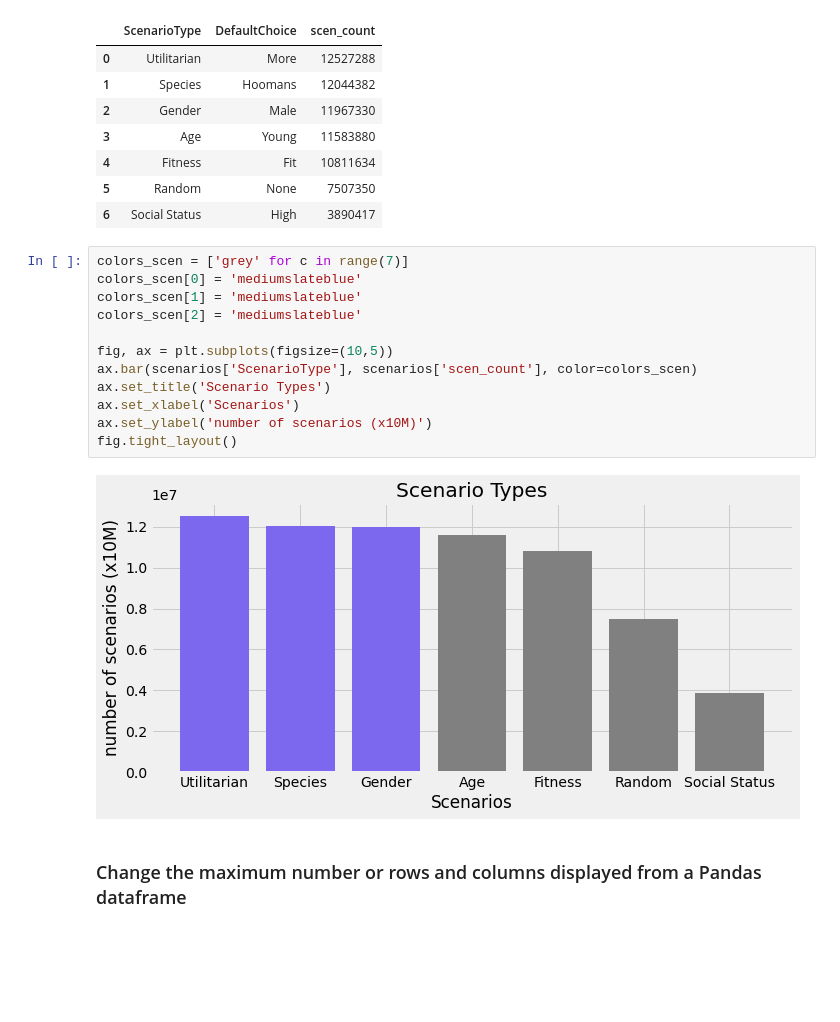
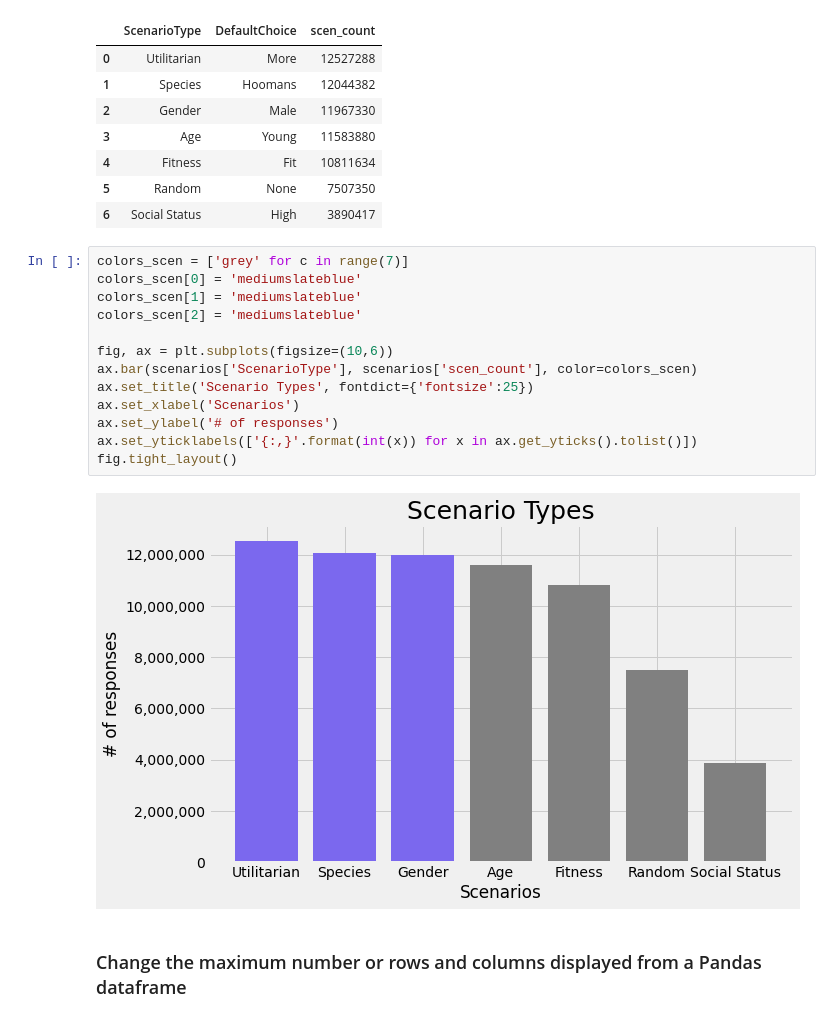
Before and after one commit to robertjhs/capstone1, a Jupyter notebook: ethicars.ipynb, the cells around one changed output. Cells and saved outputs as stored; diff of their text form; blank space fills up the shorter version.

```diff
--- a/ethicars.ipynb
+++ b/ethicars.ipynb
@@ -143,17 +143,18 @@ scenarios
 # %%
 colors_scen = ['grey' for c in range(7)]
 colors_scen[0] = 'mediumslateblue'
 colors_scen[1] = 'mediumslateblue'
 colors_scen[2] = 'mediumslateblue'
 
-fig, ax = plt.subplots(figsize=(10,5))
+fig, ax = plt.subplots(figsize=(10,6))
 ax.bar(scenarios['ScenarioType'], scenarios['scen_count'], color=colors_scen)
-ax.set_title('Scenario Types')
+ax.set_title('Scenario Types', fontdict={'fontsize':25})
 ax.set_xlabel('Scenarios')
-ax.set_ylabel('number of scenarios (x10M)')
+ax.set_ylabel('# of responses')
+ax.set_yticklabels(['{:,}'.format(int(x)) for x in ax.get_yticks().tolist()])
 fig.tight_layout()
 # %% [output]
-[figure, old version]
+[figure, new version]
 # %% [markdown]
 ### Change the maximum number or rows and columns displayed from a Pandas dataframe
 # %%
```
Also changed, not shown: parts of 10 cells of this notebook.
